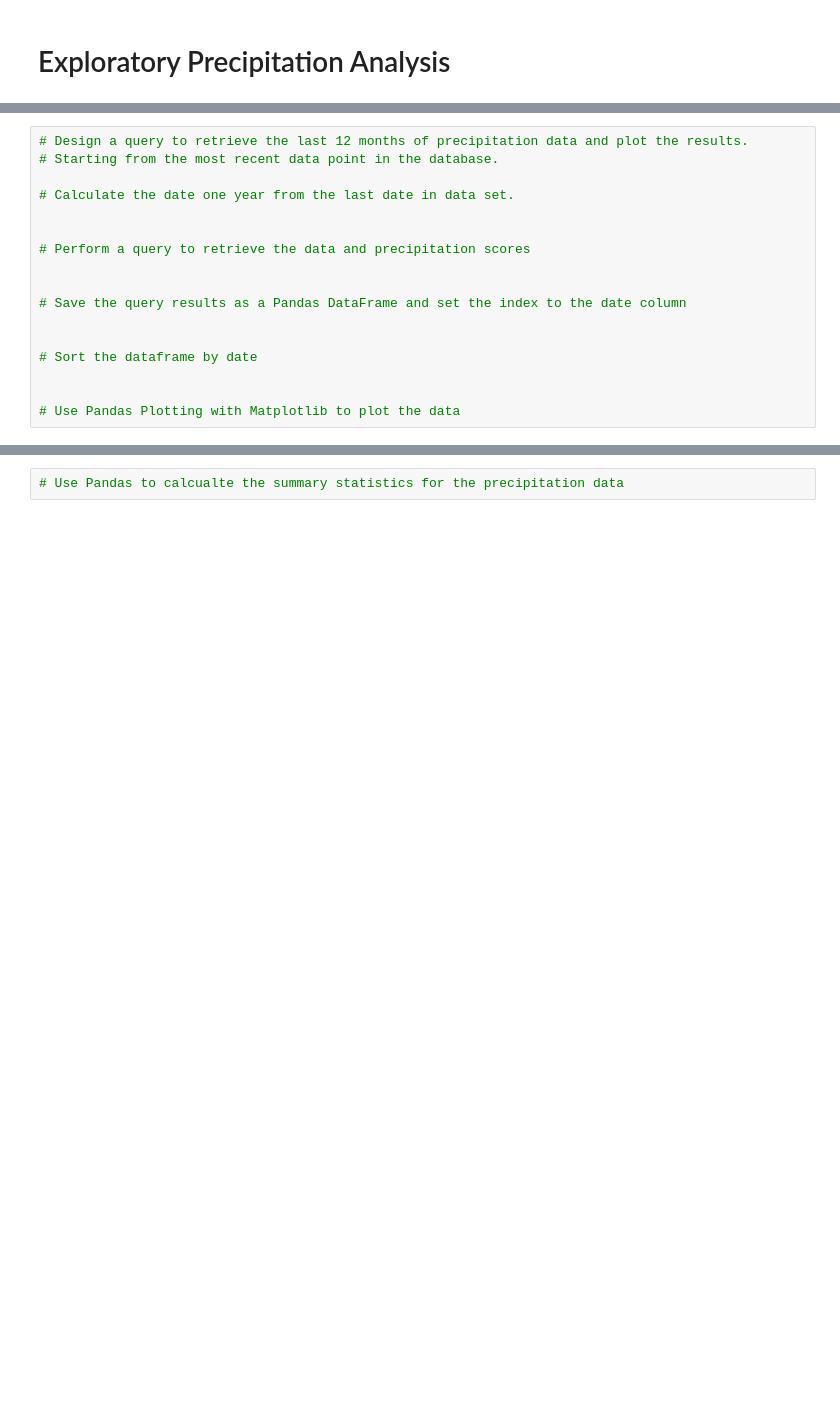
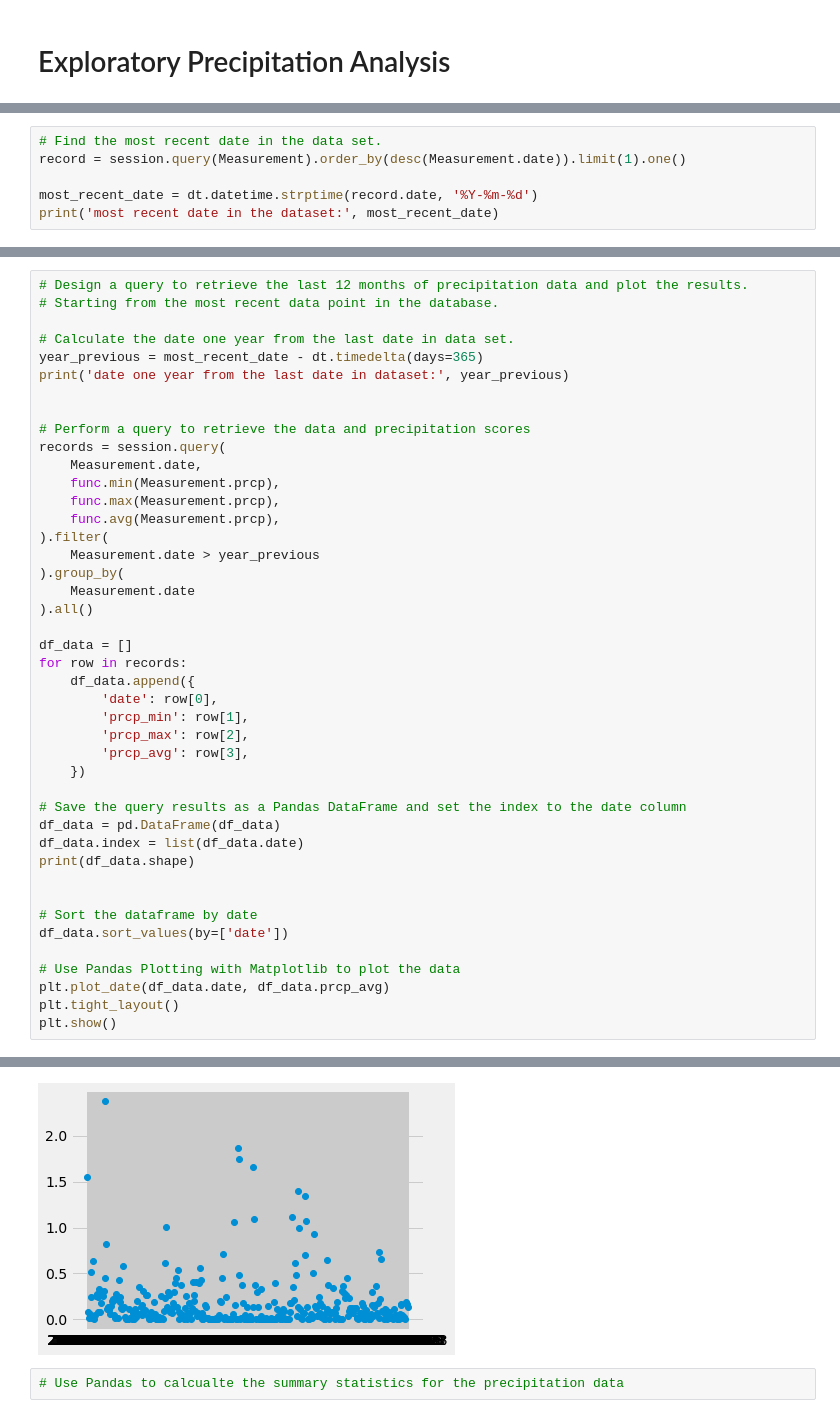
Before and after one commit to RafaelGFernandez01/sqlalchemy-challenge, a Jupyter notebook: sql_challenge_notebook.ipynb, the cells around one changed output, grey strips where cells are left out. Saved outputs shown, nothing was run; the diff lists cells and outputs as text; blank space fills up the shorter version.

```diff
--- a/sql_challenge_notebook.ipynb
+++ b/sql_challenge_notebook.ipynb
@@ -92,0 +91,6 @@ for row in session.query(Station).limit(5).all():
+# %%
+# Find the most recent date in the data set.
+record = session.query(Measurement).order_by(desc(Measurement.date)).limit(1).one()
+
+most_recent_date = dt.datetime.strptime(record.date, '%Y-%m-%d')
+print('most recent date in the dataset:', most_recent_date)
@@ -95,15 +101,42 @@ for row in session.query(Station).limit(5).all():
 # Starting from the most recent data point in the database.
 
 # Calculate the date one year from the last date in data set.
+year_previous = most_recent_date - dt.timedelta(days=365)
+print('date one year from the last date in dataset:', year_previous)
 
 
 # Perform a query to retrieve the data and precipitation scores
+records = session.query(
+    Measurement.date,
+    func.min(Measurement.prcp),
+    func.max(Measurement.prcp),
+    func.avg(Measurement.prcp),
+).filter(
+    Measurement.date > year_previous
+).group_by(
+    Measurement.date
+).all()
 
+df_data = []
+for row in records:
+    df_data.append({
+        'date': row[0],
+        'prcp_min': row[1],
+        'prcp_max': row[2],
+        'prcp_avg': row[3],
+    })
 
 # Save the query results as a Pandas DataFrame and set the index to the date column
+df_data = pd.DataFrame(df_data)
+df_data.index = list(df_data.date)
+print(df_data.shape)
 
 
 # Sort the dataframe by date
-
+df_data.sort_values(by=['date'])
 
 # Use Pandas Plotting with Matplotlib to plot the data
+plt.plot_date(df_data.date, df_data.prcp_avg)
+plt.tight_layout()
+plt.show()
+# %% [output]
@@ -110,3 +145,4 @@ for row in session.query(Station).limit(5).all():
+[figure, added]
 # %%
 # Use Pandas to calcualte the summary statistics for the precipitation data
 # %% [markdown]
```
Also changed, not shown: parts of 10 cells of this notebook.
